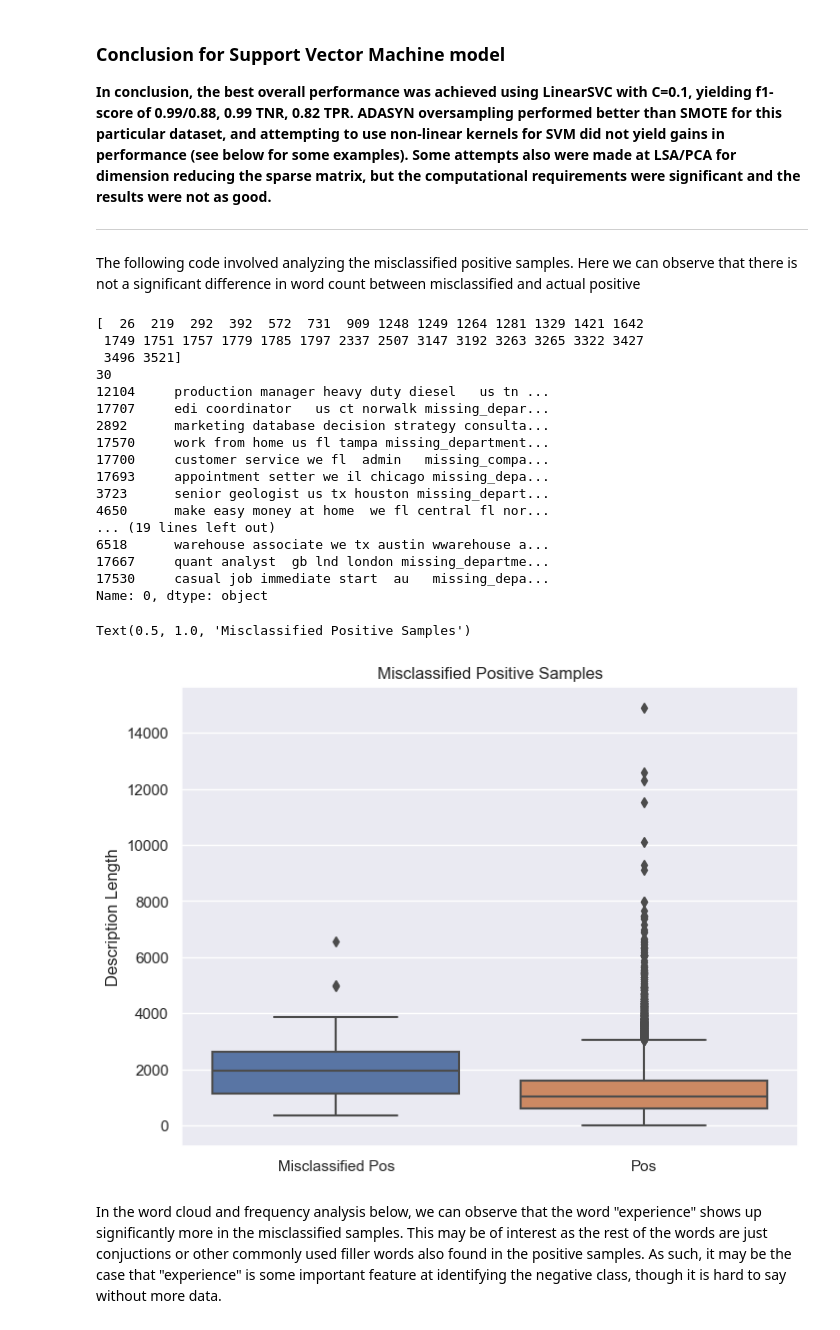
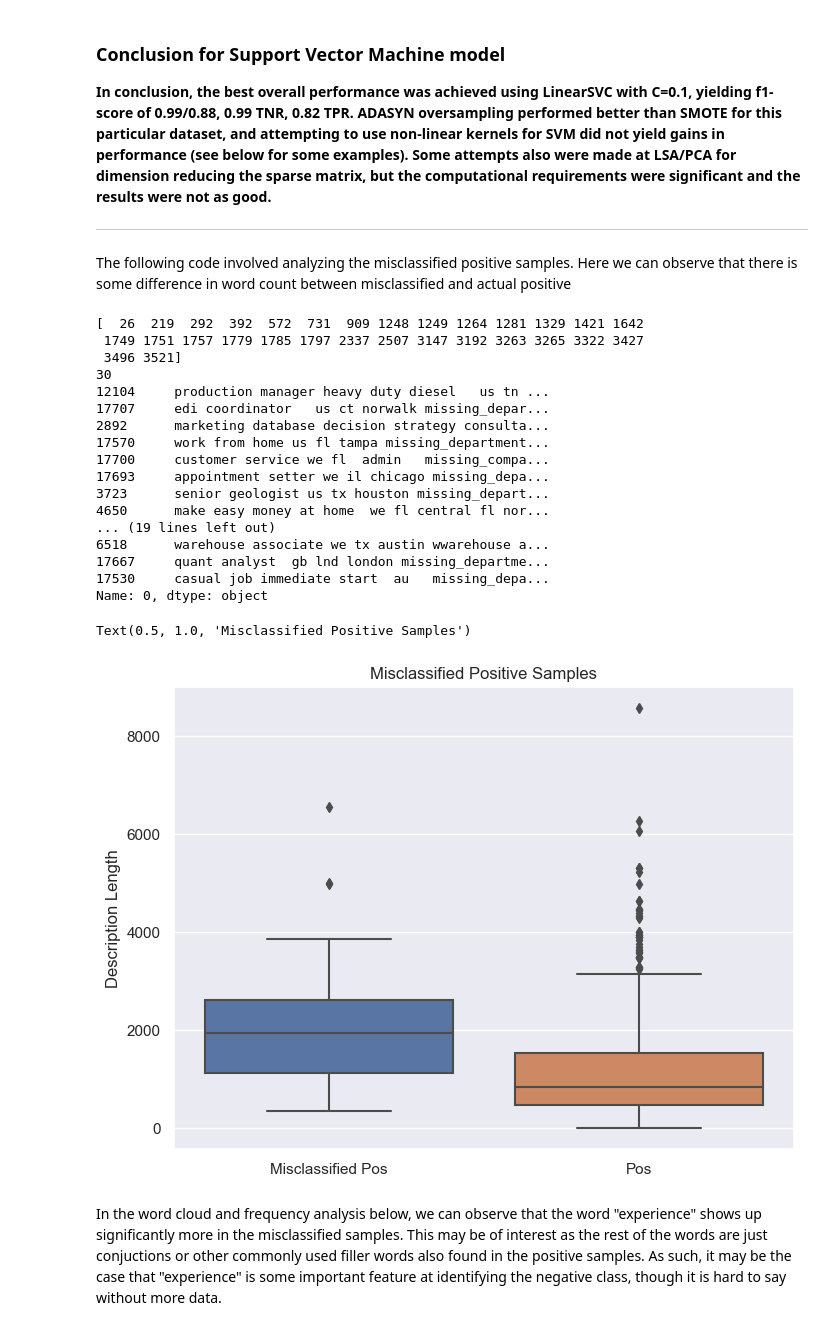
Before and after one commit to edward62740/sc1015-project, a Jupyter notebook: Support Vector Machine.ipynb, the cells around one changed output. Drawn from its saved outputs; the diff is of its cells as text; code cells hidden in the pictures.

```diff
--- a/Support Vector Machine.ipynb
+++ b/Support Vector Machine.ipynb
@@ -42,7 +42,7 @@ adasyn=ADASYN()
 sb.set()
 
 """ NOTE: SET YOUR PROJECT ROOT DIRECTORY HERE """
-PROJ_DIR = r""
+PROJ_DIR = r"C:\Users\Edward\Documents\GitHub"
 RANDOM_SPLIT_SEED = 11
 # %% [output]
 Intel(R) Extension for Scikit-learn* enabled (https://github.com/intel/scikit-learn-intelex)
@@ -348,42 +348,42 @@ weighted avg       0.99      0.99      0.99      3576
 **In conclusion, the best overall performance was achieved using LinearSVC with C=0.1, yielding f1-score of 0.99/0.88, 0.99 TNR, 0.82 TPR. ADASYN oversampling performed better than SMOTE for this particular dataset, and attempting to use non-linear kernels for SVM did not yield gains in performance (see below for some examples). Some attempts also were made at LSA/PCA for dimension reducing the sparse matrix, but the computational requirements were significant and the results were not as good.**
 ____________________________________________________________________
 # %% [markdown]
-The following code involved analyzing the misclassified positive samples. Here we can observe that there is not a significant difference in word count between misclassified and actual positive
+The following code involved analyzing the misclassified positive samples. Here we can observe that there is some difference in word count between misclassified and actual positive
 # %%
 misclassified_indices = np.where((test_pred == 0) & (y_test == 1))[0]
 print(misclassified_indices)
 print(len(misclassified_indices))
 misclassified_indices = misclassified_indices[np.isin(test_index[misclassified_indices], test_index)]
 misclassified_pos_samples = cleaned_text.iloc[test_index[misclassified_indices]]
 print(misclassified_pos_samples)
 
 misclassified_pos_len = misclassified_pos_samples.map(len).to_numpy()
-length_fake = df[df["fraudulent"]==0]['description'].str.len()
+length_fake = df[df["fraudulent"]==1]['description'].str.len()
 fig, ax = plt.subplots(figsize=(8,6))
 sb.boxplot(data=[misclassified_pos_len, length_fake], ax=ax)
 ax.set_xticklabels(['Misclassified Pos', 'Pos'])
 ax.set_ylabel('Description Length')
 plt.title('Misclassified Positive Samples')
 # %% [output]
 [  26  219  292  392  572  731  909 1248 1249 1264 1281 1329 1421 1642
  1749 1751 1757 1779 1785 1797 2337 2507 3147 3192 3263 3265 3322 3427
  3496 3521]
 30
 12104     production manager heavy duty diesel   us tn ...
 17707     edi coordinator   us ct norwalk missing_depar...
 2892      marketing database decision strategy consulta...
 17570     work from home us fl tampa missing_department...
 17700     customer service we fl  admin   missing_compa...
 17693     appointment setter we il chicago missing_depa...
 3723      senior geologist us tx houston missing_depart...
 4650      make easy money at home  we fl central fl nor...
 ... (19 lines left out)
 6518      warehouse associate we tx austin wwarehouse a...
 17667     quant analyst  gb lnd london missing_departme...
 17530     casual job immediate start  au   missing_depa...
 Name: 0, dtype: object
 Text(0.5, 1.0, 'Misclassified Positive Samples')
-[figure, old version]
+[figure, new version]
 # %% [markdown]
 In the word cloud and frequency analysis below, we can observe that the word "experience" shows up significantly more in the misclassified samples. This may be of interest as the rest of the words are just conjuctions or other commonly used filler words also found in the positive samples.
 As such, it may be the case that "experience" is some important feature at identifying the negative class, though it is hard to say without more data.
```
Also changed, not shown: parts of 6 cells of this notebook.
